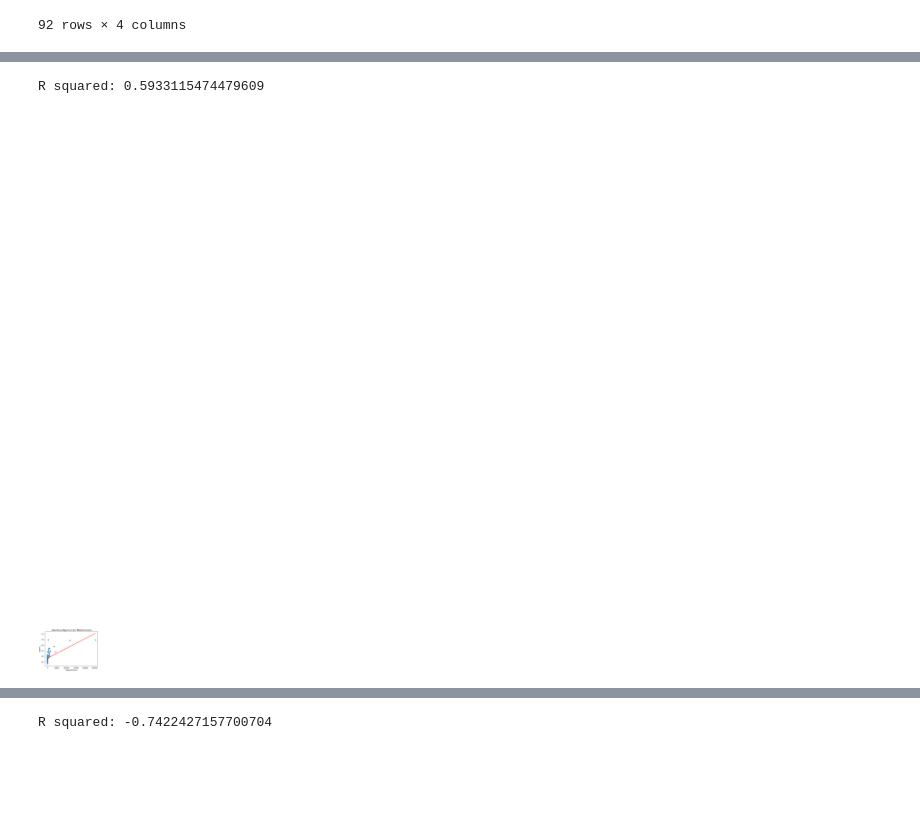
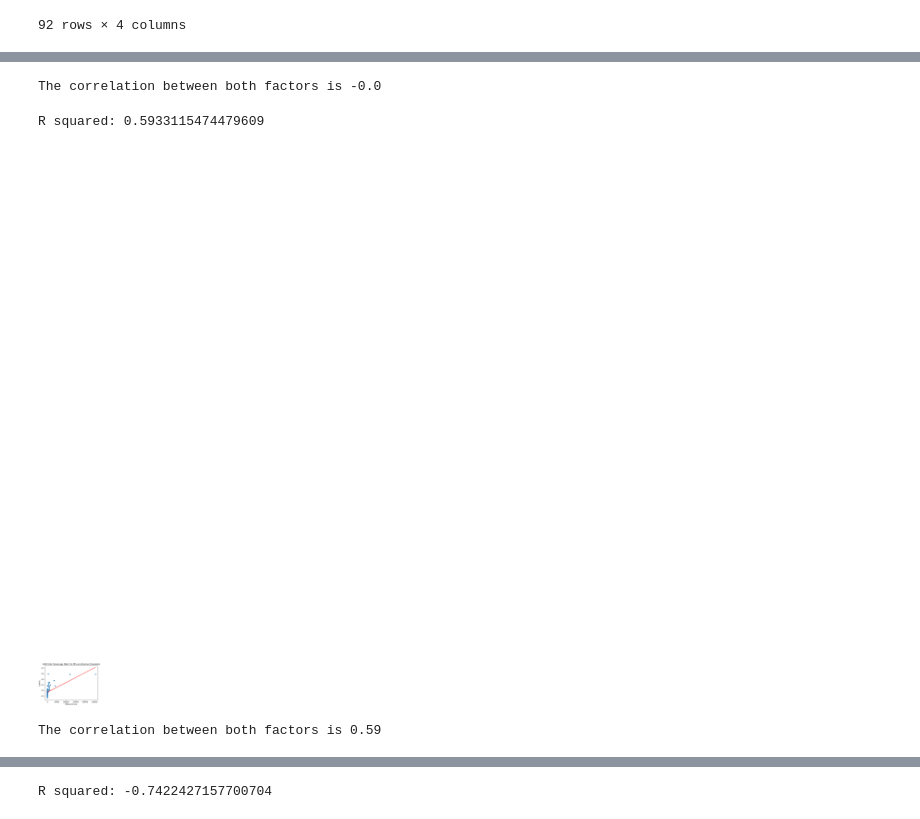
Before and after one commit to Davis1776/2016_Election_and_Demographics, a Jupyter notebook: income_plot.ipynb, the cells around one changed output, grey strips where cells are left out. Cells and saved outputs as stored; diff of their text form; code cells hidden in the pictures; blank space fills up the shorter version.

Commit message:
NJ - More illustrative plots

```diff
--- a/income_plot.ipynb
+++ b/income_plot.ipynb
@@ -111,18 +133,30 @@ R squared: -0.0004685945303763586
 <Figure size 432x288 with 0 Axes>
+# %%
+correlation = st.pearsonr(xaxis, yaxis)
+print(f"The correlation between both factors is {round(correlation[0],2)}")
+# %% [output]
+The correlation between both factors is -0.0
 # %%
 aamerican_vote_share = result_df[['County', 'DEM %', 'GOP %', 'Population (African-American)']]
 wamerican_vote_share = result_df[['County', 'DEM %', 'GOP %', 'Population (White)']]
 # %%
-#Median Income vs. DEM %
+#African American Population vs. DEM %
 yaxis = aamerican_vote_share['DEM %']
 xaxis = aamerican_vote_share['Population (African-American)']
 linear_regression_plotter(xaxis, yaxis)
 plt.xlabel('Median Income')
 plt.ylabel('DEM %')
-plt.title(f'Vote Percentage Stats Per Median Income')
-#plt.savefig(f"Images/Northern Hemisphere Max Temperature Vs Latitude")
+plt.title(f'DEM Vote Percentage Stats For African-American Population')
+plt.savefig(f"DEM Vote Percentage Stats For African-American Population")
 #plt.xlim(0,80)
 plt.show()
 # %% [output]
 R squared: 0.5933115474479609
-[figure, old version]
+[figure, new version]
+# %%
+yaxis = aamerican_vote_share['DEM %']
+xaxis = aamerican_vote_share['Population (African-American)']
+correlation = st.pearsonr(xaxis, yaxis)
+print(f"The correlation between both factors is {round(correlation[0],2)}")
+# %% [output]
+The correlation between both factors is 0.59
```
Also changed, not shown: parts of 14 cells of this notebook, 7 other files.
